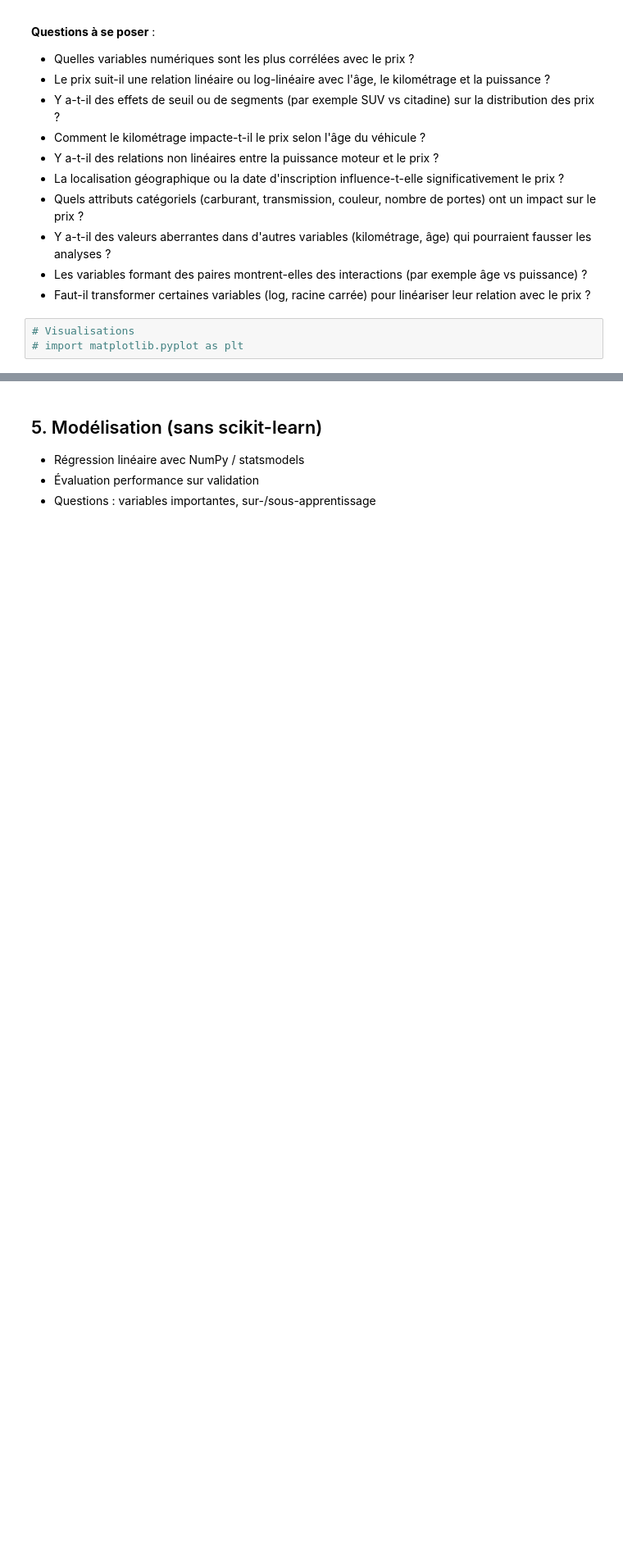
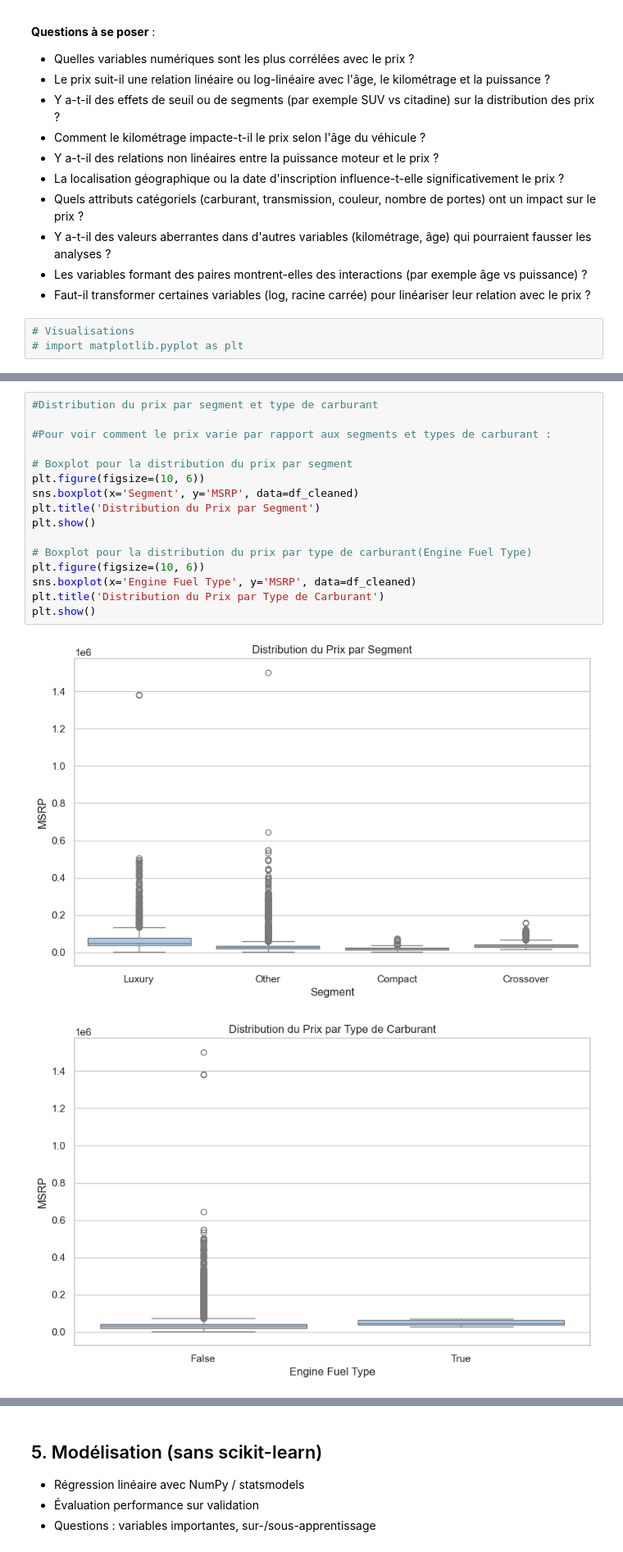
Before and after one commit to cyndikap/Vehicule, a Jupyter notebook: mini_projet/mini-projet.ipynb, the cells around one changed output, grey strips where cells are left out. Shown at 82% size. Drawn from its saved outputs; the diff is of its cells as text; blank space fills up the shorter version.

```diff
--- a/mini_projet/mini-projet.ipynb
+++ b/mini_projet/mini-projet.ipynb
@@ -386,0 +655,19 @@ Encodeur ordinal ou one-hot pour les catégories (carburant, boîte auto/manuell
+# %%
+#Distribution du prix par segment et type de carburant
+
+#Pour voir comment le prix varie par rapport aux segments et types de carburant :
+
+# Boxplot pour la distribution du prix par segment
+plt.figure(figsize=(10, 6))
+sns.boxplot(x='Segment', y='MSRP', data=df_cleaned)
+plt.title('Distribution du Prix par Segment')
+plt.show()
+
+# Boxplot pour la distribution du prix par type de carburant(Engine Fuel Type)
+plt.figure(figsize=(10, 6))
+sns.boxplot(x='Engine Fuel Type', y='MSRP', data=df_cleaned)
+plt.title('Distribution du Prix par Type de Carburant')
+plt.show()
+# %% [output]
+[figure, added]
+[figure, added]
```
Also changed, not shown: parts of 39 cells of this notebook.
